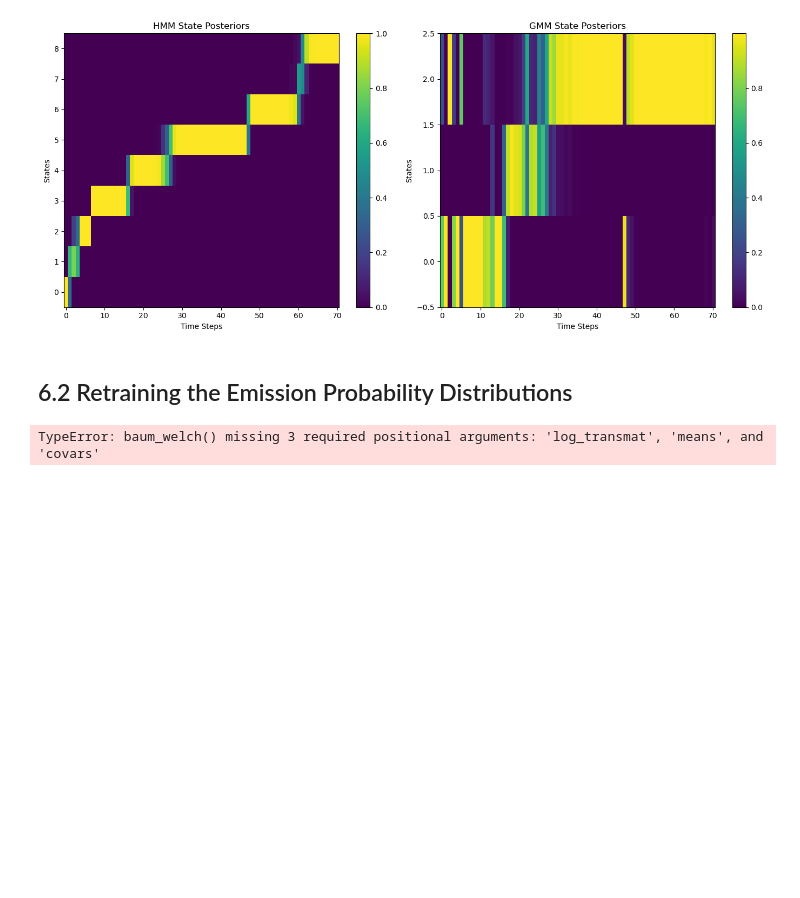
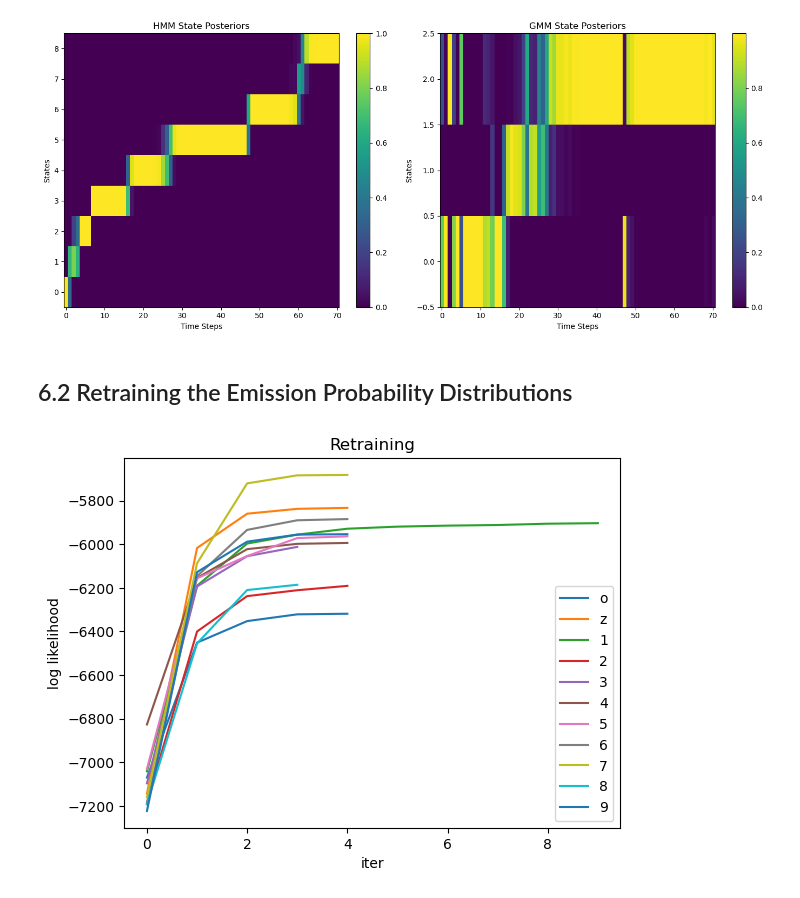
Before and after one commit to kyebinan/Speach-Speaker-Recognition, a Jupyter notebook: Lab2/lab2_main.ipynb, the cells around one changed output. Cells and saved outputs as stored; diff of their text form; code cells hidden in the pictures; blank space fills up the shorter version.

```diff
--- a/Lab2/lab2_main.ipynb
+++ b/Lab2/lab2_main.ipynb
@@ -243,19 +243,18 @@ plt.show()
 ## 6.2 Retraining the Emission Probability Distributions
 # %%
 four_utterance = data[10]
-
-word_likelihoods = baum_welch(four_utterance, all_spkr_word_HMMs)
+word_likelihoods = baum_welch(four_utterance["lmfcc"], all_spkr_word_HMMs.copy())
 
 fig, ax = plt.subplots()
 
 # Iterate over each word and plot it's corresponding log-likelihood array
 for word, likelihoods in word_likelihoods.items():
     ax.plot(likelihoods, label=word)
 
 ax.set_xlabel('iter')
 ax.set_ylabel('log likelihood')
 ax.set_title("Retraining")
 ax.legend()
 plt.show()
 # %% [output]
-TypeError: baum_welch() missing 3 required positional arguments: 'log_transmat', 'means', and 'covars'
+[figure, added]
```
